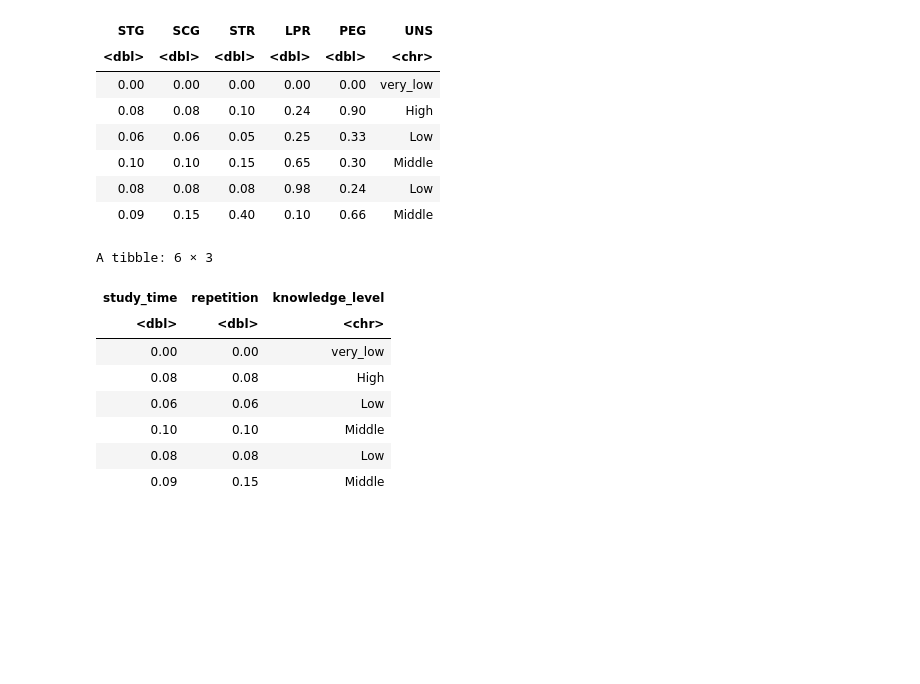
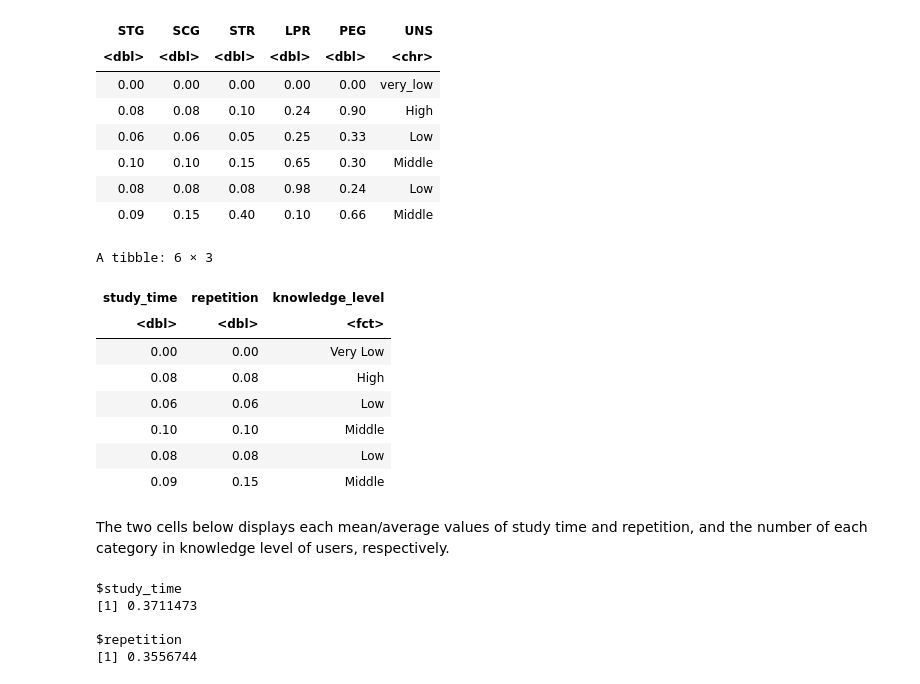
Before and after one commit to lojnys/dsci100_group_18, a Jupyter notebook: group_proposal.ipynb, the cells around one changed output. Saved outputs shown, nothing was run; the diff lists cells and outputs as text; code cells hidden in the pictures; blank space fills up the shorter version.

```diff
--- a/group_proposal.ipynb
+++ b/group_proposal.ipynb
@@ -42,16 +74,30 @@ A tibble: 6 × 6
 # %%
 data_wrangled <- data_training |>
 select(STG, SCG, UNS) |>
-rename(study_time = STG, repetition = SCG, knowledge_level = UNS)
+rename(study_time = STG, repetition = SCG, knowledge_level = UNS) |>
+mutate(knowledge_level = as_factor(knowledge_level)) |> # knowledge_level is the response variable
+mutate(knowledge_level = fct_recode(knowledge_level, "Very Low" = "very_low")) # rename "very_low" to "Very Low"
 
 head(data_wrangled)
 # %% [output]
 A tibble: 6 × 3
 | study_time | repetition | knowledge_level |
-| <dbl> | <dbl> | <chr> |
-| 0.00 | 0.00 | very_low |
+| <dbl> | <dbl> | <fct> |
+| 0.00 | 0.00 | Very Low |
 | 0.08 | 0.08 | High |
 | 0.06 | 0.06 | Low |
 | 0.10 | 0.10 | Middle |
 | 0.08 | 0.08 | Low |
 | 0.09 | 0.15 | Middle |
+# %% [markdown]
+The two cells below displays each mean/average values of study time and repetition, and the number of each category in knowledge level of users, respectively.
+# %%
+data_wrangled |>
+select(study_time, repetition) |>
+map(mean, na.rm  = TRUE)
+# %% [output]
+$study_time
+[1] 0.3711473
+
+$repetition
+[1] 0.3556744
```
Also changed, not shown: parts of 8 cells of this notebook, 4 other files.
